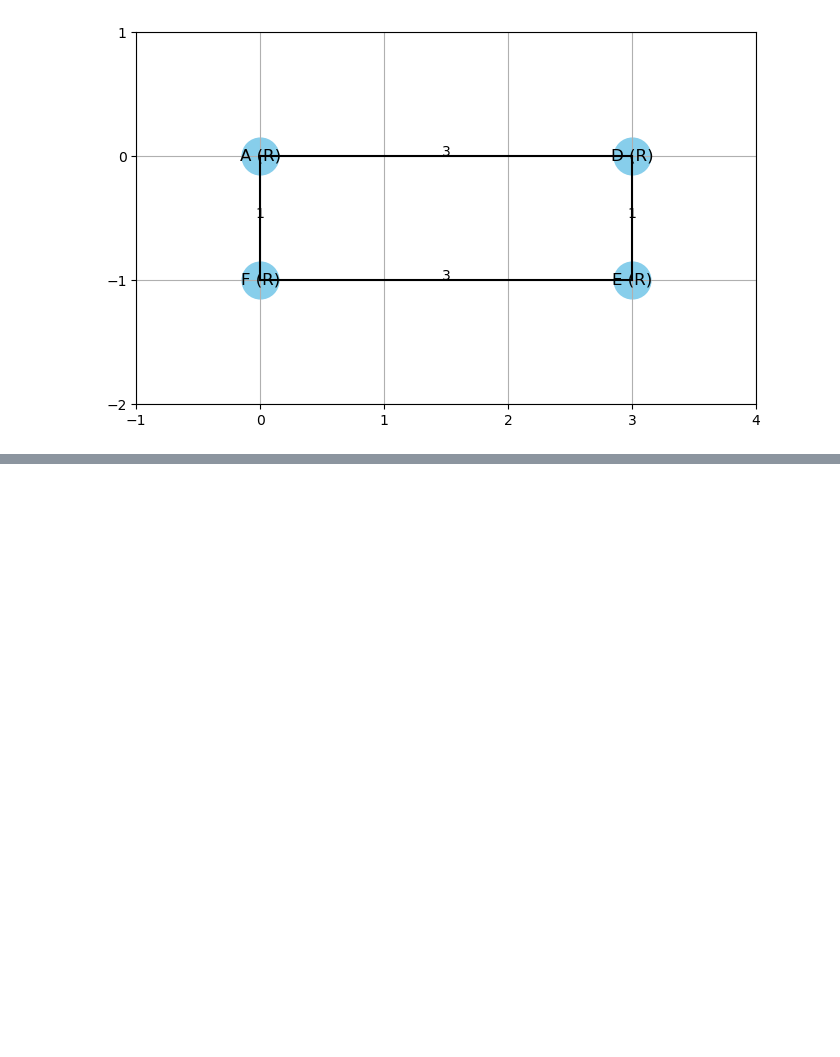
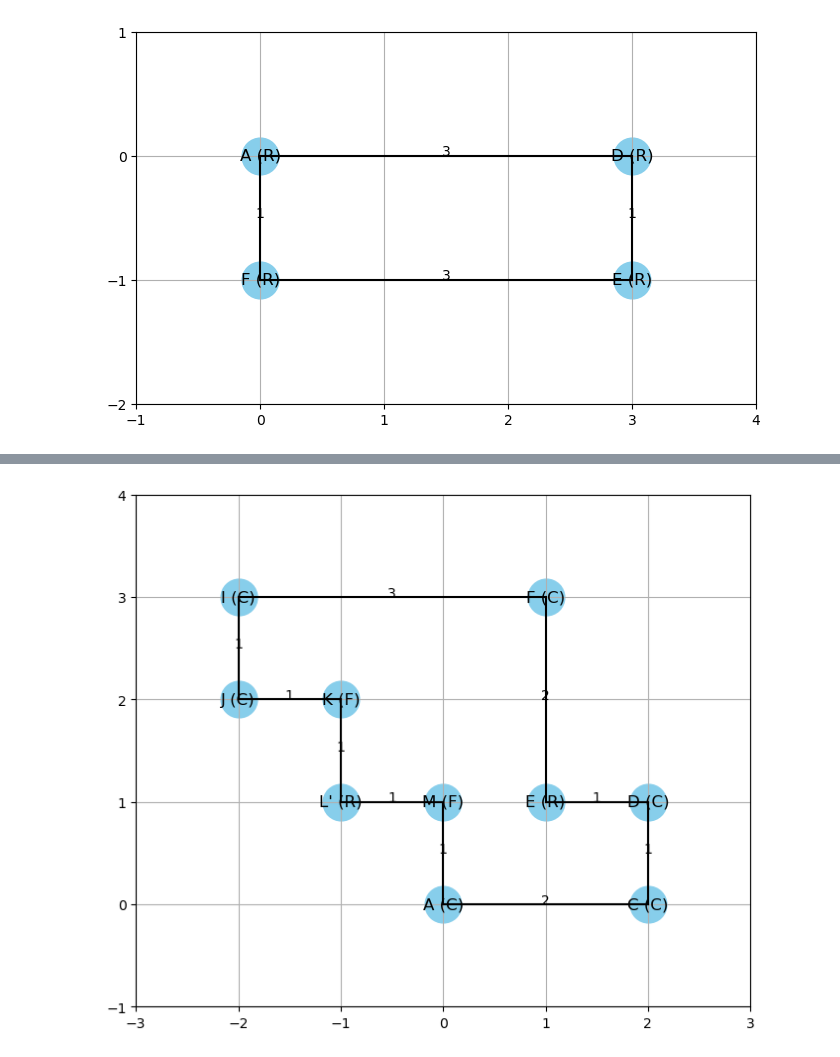
Before and after one commit to KislayTandon22/Graph-Orthogonal-Visualization, a Jupyter notebook: Graph Visualizer/drawing.ipynb, the cells around one changed output, grey strips where cells are left out. Saved outputs shown, nothing was run; the diff lists cells and outputs as text; code cells hidden in the pictures; blank space fills up the shorter version.

```diff
--- a/Graph Visualizer/drawing.ipynb
+++ b/Graph Visualizer/drawing.ipynb
@@ -347,0 +386,25 @@ set()
+# %%
+def rename_middle_and_update_neighbors(graph, paths):
+    for path in paths:
+        middle_index = 2
+        middle_vertex = path[middle_index]
+
+        new_label = f"{middle_vertex}'"
+        graph.update_vertex_angle_type(path[middle_index-1], 'F')
+        graph.update_vertex_angle_type(path[middle_index], 'R')
+        graph.update_vertex_angle_type(path[middle_index+1], 'F')
+
+
+
+        graph.vertices[middle_vertex].label = new_label
+
+
+
+
+
+
+rename_middle_and_update_neighbors(wg,paths)
+
+wg.draw_graph()
+# %% [output]
+[figure, added]
```
Also changed, not shown: parts of 6 cells of this notebook.
